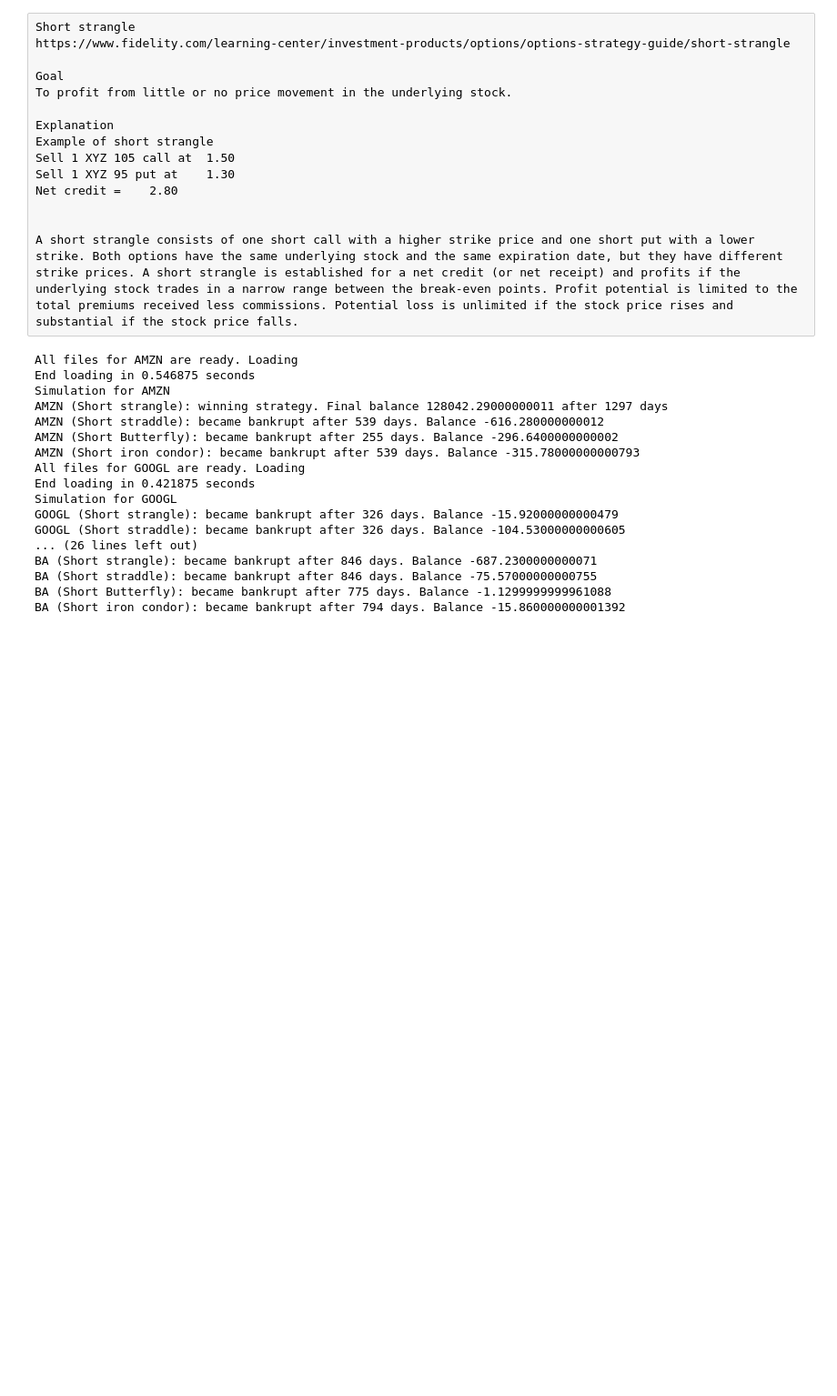
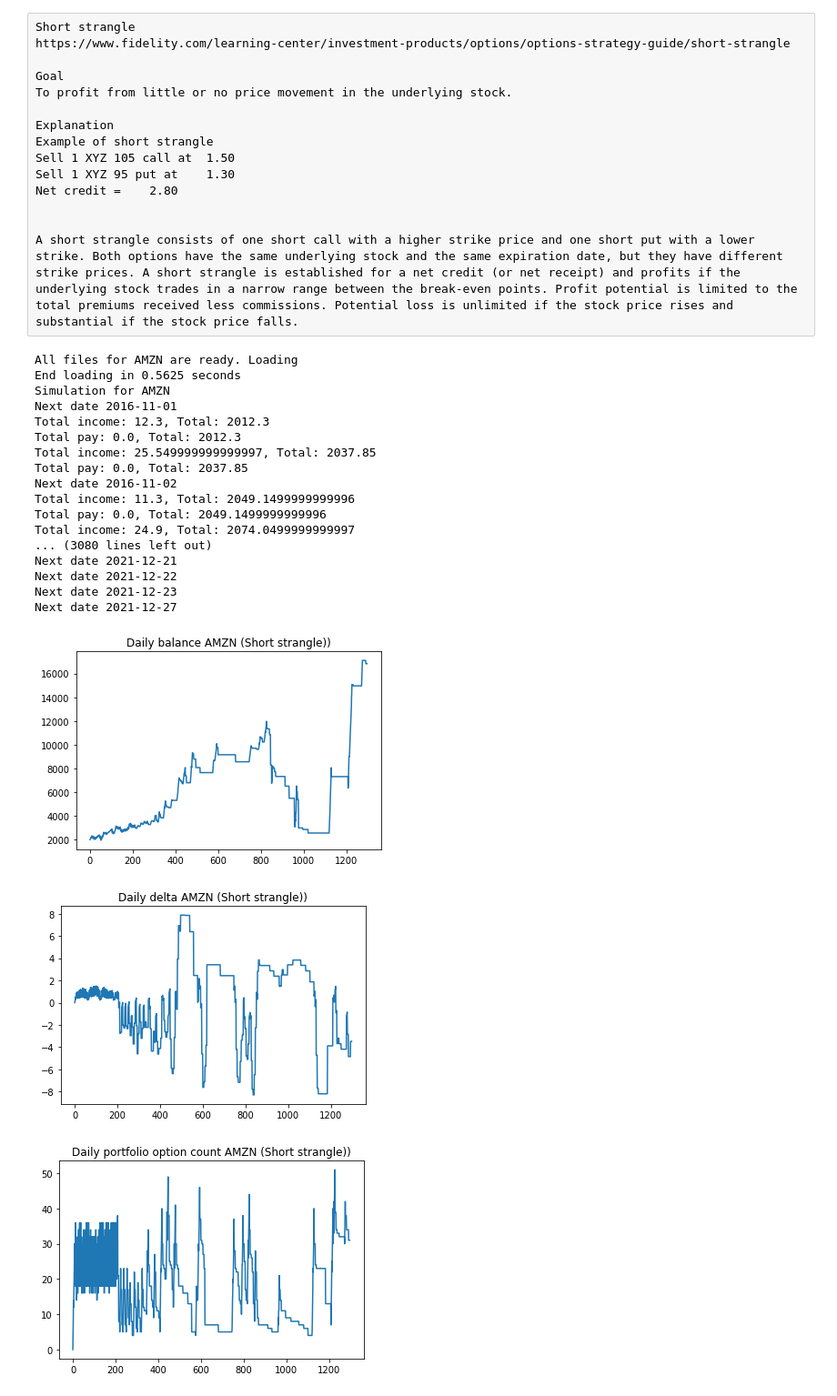
Before and after one commit to su23/WquProfitingFromTimeDecayAnalysis, a Jupyter notebook: short_strangle.ipynb, the cells around one changed output. Shown: that part at 91% size. Saved outputs shown, nothing was run; the diff lists cells and outputs as text; code cells hidden in the pictures; blank space fills up the shorter version.

```diff
--- a/short_strangle.ipynb
+++ b/short_strangle.ipynb
@@ -24,7 +24,7 @@ warnings.filterwarnings('ignore')
 class CommonShortStrategy(cf.TradingStrategy):
     def __init__(self, loader: cf.DataLoader, asset_name: str, startegy_name: str):
         self._max_depth = 4
-        self._show_warn = False
+        self._show_warn = True
         cf.TradingStrategy.__init__(self, loader, asset_name, self._max_depth, startegy_name, initial_balance=2000.0, terminate_if_bankrupt=True)
 
 class ShortStrangle(CommonShortStrategy):
@@ -218,32 +218,35 @@ class ShortIronCondor(CommonShortStrategy):
         return [calls[self.__call1], puts[self.__put1]]
         # return [calls[1], puts[1]]
 # %%
-assets = ['AMZN', 'GOOGL', 'NFLX', 'MSFT', 'FB', 'BA']
-#assets = ['AMZN']
+#assets = ['AMZN', 'GOOGL', 'NFLX', 'MSFT', 'FB', 'BA']
+assets = ['AMZN']
 for asset_name in assets:
     loader = cf.DataLoader(asset_name)
     loader.load()
     print(f"Simulation for {asset_name}")
 
-    ShortStrangle(loader, asset_name).simulate(show_plots=False).status()
-    ShortStraddle(loader, asset_name).simulate().status()
-    ShortButterfly(loader, asset_name).simulate().status()
-    ShortIronCondor(loader, asset_name).simulate().status()
+    ShortStrangle(loader, asset_name).simulate(show_plots=True, trace=True).status()
+    #ShortStraddle(loader, asset_name).simulate().status()
+    #ShortButterfly(loader, asset_name).simulate().status()
+    #ShortIronCondor(loader, asset_name).simulate().status()
 # %% [output]
 All files for AMZN are ready. Loading
-End loading in 0.546875 seconds
+End loading in 0.5625 seconds
 Simulation for AMZN
-AMZN (Short strangle): winning strategy. Final balance 128042.29000000011 after 1297 days
-AMZN (Short straddle): became bankrupt after 539 days. Balance -616.280000000012
-AMZN (Short Butterfly): became bankrupt after 255 days. Balance -296.6400000000002
-AMZN (Short iron condor): became bankrupt after 539 days. Balance -315.78000000000793
-All files for GOOGL are ready. Loading
-End loading in 0.421875 seconds
-Simulation for GOOGL
-GOOGL (Short strangle): became bankrupt after 326 days. Balance -15.92000000000479
-GOOGL (Short straddle): became bankrupt after 326 days. Balance -104.53000000000605
-... (26 lines left out)
-BA (Short strangle): became bankrupt after 846 days. Balance -687.2300000000071
-BA (Short straddle): became bankrupt after 846 days. Balance -75.57000000000755
-BA (Short Butterfly): became bankrupt after 775 days. Balance -1.1299999999961088
-BA (Short iron condor): became bankrupt after 794 days. Balance -15.860000000001392
+Next date 2016-11-01
+Total income: 12.3, Total: 2012.3
+Total pay: 0.0, Total: 2012.3
+Total income: 25.549999999999997, Total: 2037.85
+Total pay: 0.0, Total: 2037.85
+Next date 2016-11-02
+Total income: 11.3, Total: 2049.1499999999996
+Total pay: 0.0, Total: 2049.1499999999996
+Total income: 24.9, Total: 2074.0499999999997
+... (3080 lines left out)
+Next date 2021-12-21
+Next date 2021-12-22
+Next date 2021-12-23
+Next date 2021-12-27
+[figure, added]
+[figure, added]
+[figure, added]
```
Also changed, not shown: parts of 1 cell of this notebook, 1 other file.
